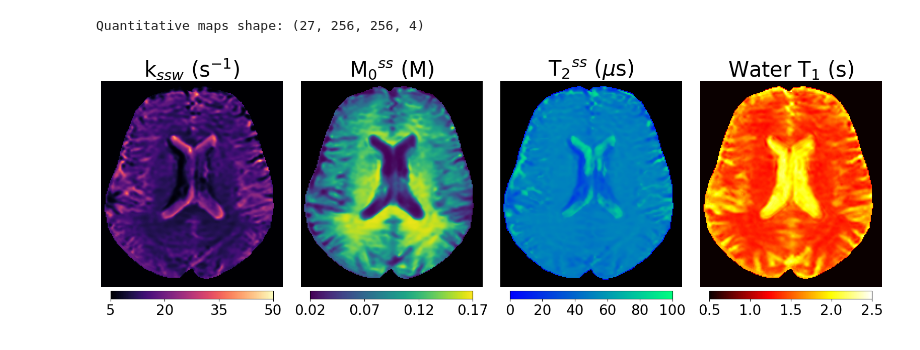
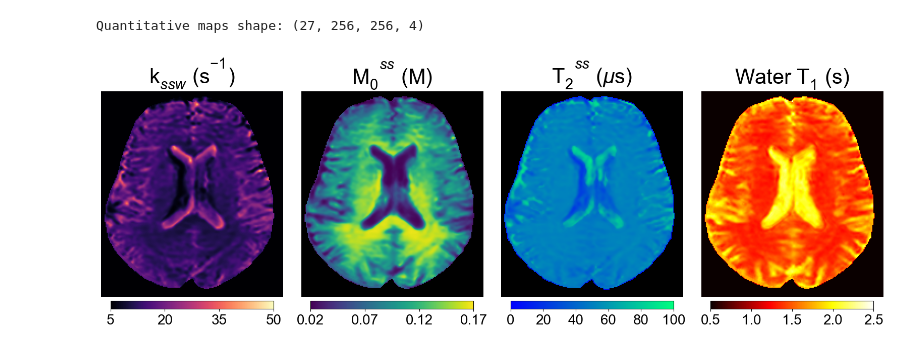
Before and after one commit to momentum-laboratory/molecular-mrf, a Jupyter notebook: unsupervised_example/visualization.ipynb, the cells around one changed output. Drawn from its saved outputs; the diff is of its cells as text; code cells hidden in the pictures.

Commit message:
change font to arial

```diff
--- a/unsupervised_example/visualization.ipynb
+++ b/unsupervised_example/visualization.ipynb
@@ -62,34 +62,37 @@ plt.rcParams['font.family'] = 'Arial'
 matplotlib.rc('xtick', labelsize=20)
 matplotlib.rc('ytick', labelsize=20)
 plt.rcParams.update({'font.size': 25})
-
+plt.rcParams['mathtext.fontset'] = 'custom'
+plt.rcParams['mathtext.rm'] = 'Arial'
+plt.rcParams['mathtext.it'] = 'Arial:italic'
+plt.rcParams['mathtext.bf'] = 'Arial:bold'
 plt.subplot(141)
 plt.imshow(Rm_BE, vmin=5, vmax=50, cmap='magma')
 plt.colorbar(orientation='horizontal', ticks=np.arange(5, 50 + 15, 15), pad=pad_cb, fraction=length_cb)
 plt.title('k$_{ssw}$ (s$^{-1}$)')
 plt.axis("off")
 
 plt.subplot(142)
 plt.imshow(Mm_BE, vmin=0.02, vmax=0.17, cmap=b_viridis)
 plt.colorbar(orientation='horizontal', ticks=np.arange(0.02, 0.17 + 0.05, 0.05), pad=pad_cb, fraction=length_cb)
 plt.title('M$_{0}$$^{ss}$ (M)')
 plt.axis("off")
 
 plt.subplot(143)
 plt.imshow(T2m_BE, vmin=0, vmax=100, cmap=b_winter)
 plt.colorbar(orientation='horizontal', ticks=np.arange(0, 100 + 20, 20), pad=pad_cb, fraction=length_cb)
 plt.title('T$_{2}$$^{ss}$ ($\mu$s)')
 plt.axis("off")
 
 plt.subplot(144)
 plt.imshow(T1w_BE, vmin=0.5, vmax=2.5, cmap='hot')
 plt.colorbar(orientation='horizontal', ticks=np.arange(0.5, 2.5 + 0.5, 0.5), pad=pad_cb, fraction=length_cb)
 plt.title('Water T$_{1}$ (s)')
 plt.axis("off")
 
 # plt.tight_layout()
 plt.subplots_adjust(wspace=0.1, hspace=0)  # Adjust spacing between subplots
 plt.savefig('result/human_results_unsupervised.eps', format='eps')
 plt.show()
 # %% [output]
-[figure, old version]
+[figure, new version]
```
Also changed, not shown: 4 other files.
